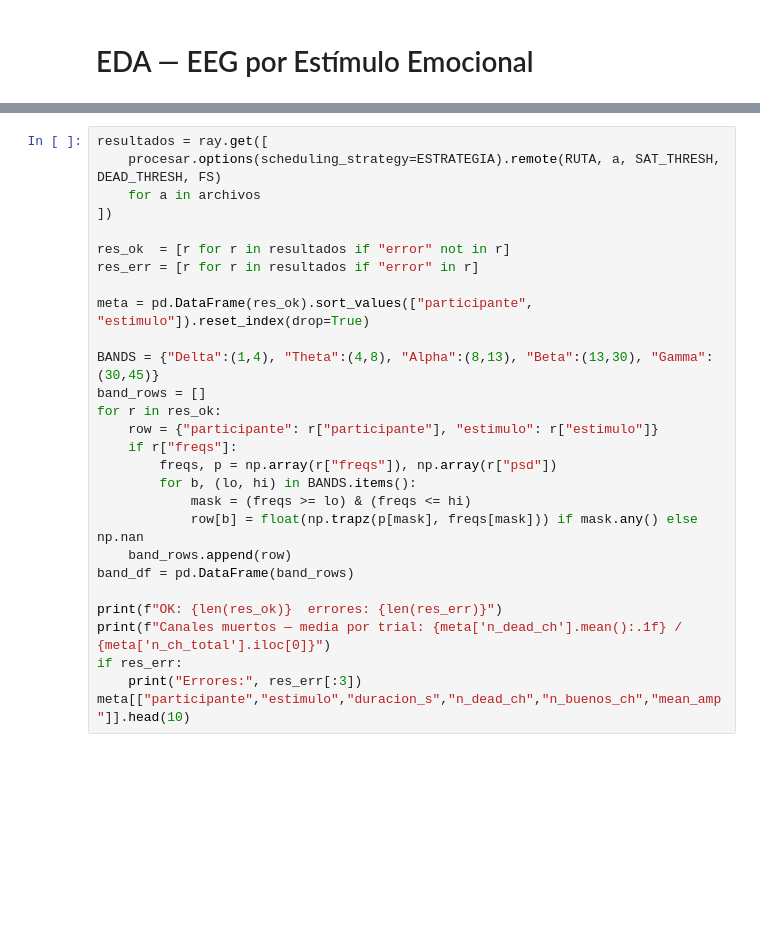
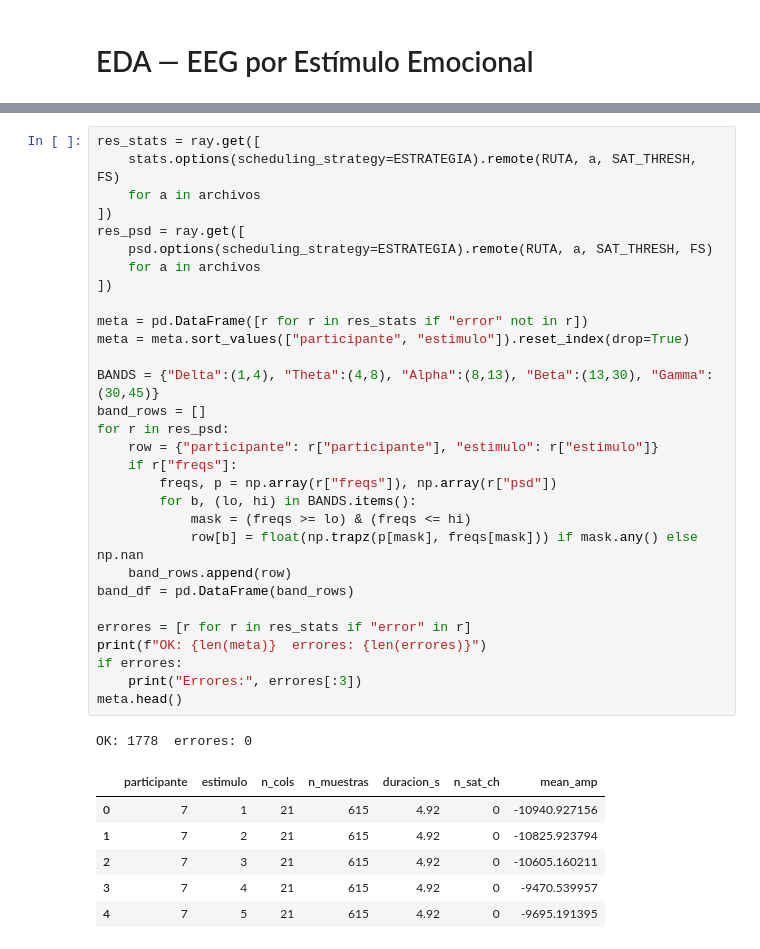
Before and after one commit to marioromero00/Tesis_MDS, a Jupyter notebook: EDA_v2/eda_estimulos.ipynb, the cells around one changed output, grey strips where cells are left out. Cells and saved outputs as stored; diff of their text form; blank space fills up the shorter version.

```diff
--- a/EDA_v2/eda_estimulos.ipynb
+++ b/EDA_v2/eda_estimulos.ipynb
@@ -148,29 +161,39 @@ print(f"{len(archivos)} archivos encontrados")
 # %%
-resultados = ray.get([
-    procesar.options(scheduling_strategy=ESTRATEGIA).remote(RUTA, a, SAT_THRESH, DEAD_THRESH, FS)
+res_stats = ray.get([
+    stats.options(scheduling_strategy=ESTRATEGIA).remote(RUTA, a, SAT_THRESH, FS)
+    for a in archivos
+])
+res_psd = ray.get([
+    psd.options(scheduling_strategy=ESTRATEGIA).remote(RUTA, a, SAT_THRESH, FS)
     for a in archivos
 ])
 
-res_ok  = [r for r in resultados if "error" not in r]
-res_err = [r for r in resultados if "error" in r]
-
-meta = pd.DataFrame(res_ok).sort_values(["participante", "estimulo"]).reset_index(drop=True)
+meta = pd.DataFrame([r for r in res_stats if "error" not in r])
+meta = meta.sort_values(["participante", "estimulo"]).reset_index(drop=True)
 
 BANDS = {"Delta":(1,4), "Theta":(4,8), "Alpha":(8,13), "Beta":(13,30), "Gamma":(30,45)}
 band_rows = []
-for r in res_ok:
+for r in res_psd:
     row = {"participante": r["participante"], "estimulo": r["estimulo"]}
     if r["freqs"]:
         freqs, p = np.array(r["freqs"]), np.array(r["psd"])
         for b, (lo, hi) in BANDS.items():
             mask = (freqs >= lo) & (freqs <= hi)
             row[b] = float(np.trapz(p[mask], freqs[mask])) if mask.any() else np.nan
     band_rows.append(row)
 band_df = pd.DataFrame(band_rows)
 
-print(f"OK: {len(res_ok)}  errores: {len(res_err)}")
-print(f"Canales muertos — media por trial: {meta['n_dead_ch'].mean():.1f} / {meta['n_ch_total'].iloc[0]}")
-if res_err:
-    print("Errores:", res_err[:3])
-meta[["participante","estimulo","duracion_s","n_dead_ch","n_buenos_ch","mean_amp"]].head(10)
+errores = [r for r in res_stats if "error" in r]
+print(f"OK: {len(meta)}  errores: {len(errores)}")
+if errores:
+    print("Errores:", errores[:3])
+meta.head()
+# %% [output]
+OK: 1778  errores: 0
+|  | participante | estimulo | n_cols | n_muestras | duracion_s | n_sat_ch | mean_amp |
+| 0 | 7 | 1 | 21 | 615 | 4.92 | 0 | -10940.927156 |
+| 1 | 7 | 2 | 21 | 615 | 4.92 | 0 | -10825.923794 |
+| 2 | 7 | 3 | 21 | 615 | 4.92 | 0 | -10605.160211 |
+| 3 | 7 | 4 | 21 | 615 | 4.92 | 0 | -9470.539957 |
+| 4 | 7 | 5 | 21 | 615 | 4.92 | 0 | -9695.191395 |
 # %%
```
Also changed, not shown: parts of 5 cells of this notebook, 4 other files.
